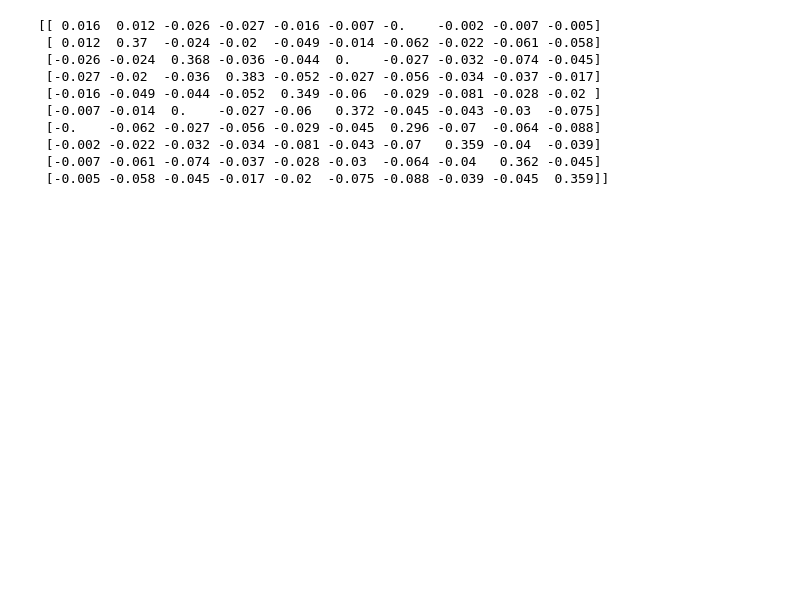
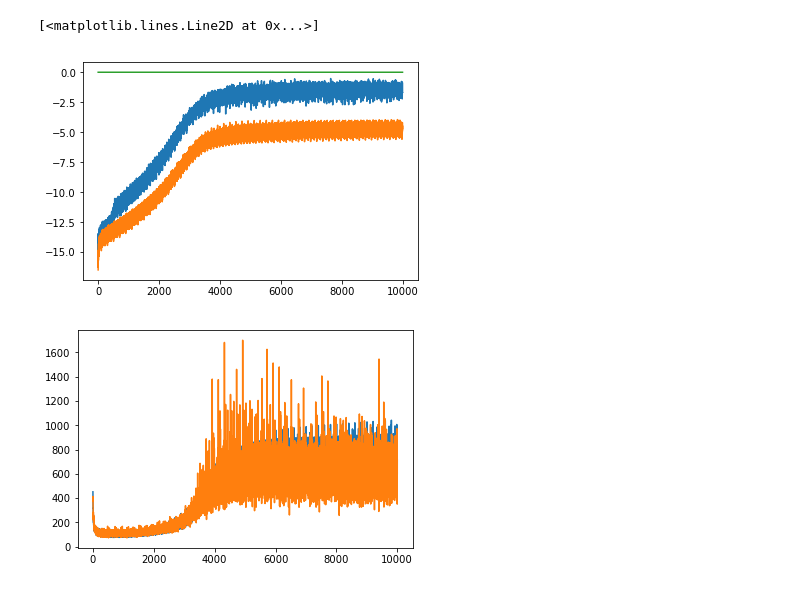
Before and after one commit to TheLortex/mean-field-inference, a Jupyter notebook: Untitled.ipynb, the cells around one changed output. Saved outputs shown, nothing was run; the diff lists cells and outputs as text; code cells hidden in the pictures; blank space fills up the shorter version.

```diff
--- a/Untitled.ipynb
+++ b/Untitled.ipynb
@@ -13,23 +14,21 @@ import pandas as pd
 %matplotlib inline
 np.set_printoptions(precision=3, suppress=True)
 pd.set_option('precision', 1)
-# %%
-with open('wu9x9mul_nomode/wu9x9mul_nomode_421.pkl','rb') as f:
-    w,u = pickle.load(f)
-n,_,p,_ = w.shape
-g = int(np.sqrt(n/2))
-print(w[2,1])
-# %% [output]
-[[ 0.016  0.012 -0.026 -0.027 -0.016 -0.007 -0.    -0.002 -0.007 -0.005]
- [ 0.012  0.37  -0.024 -0.02  -0.049 -0.014 -0.062 -0.022 -0.061 -0.058]
- [-0.026 -0.024  0.368 -0.036 -0.044  0.    -0.027 -0.032 -0.074 -0.045]
- [-0.027 -0.02  -0.036  0.383 -0.052 -0.027 -0.056 -0.034 -0.037 -0.017]
- [-0.016 -0.049 -0.044 -0.052  0.349 -0.06  -0.029 -0.081 -0.028 -0.02 ]
- [-0.007 -0.014  0.    -0.027 -0.06   0.372 -0.045 -0.043 -0.03  -0.075]
- [-0.    -0.062 -0.027 -0.056 -0.029 -0.045  0.296 -0.07  -0.064 -0.088]
- [-0.002 -0.022 -0.032 -0.034 -0.081 -0.043 -0.07   0.359 -0.04  -0.039]
- [-0.007 -0.061 -0.074 -0.037 -0.028 -0.03  -0.064 -0.04   0.362 -0.045]
- [-0.005 -0.058 -0.045 -0.017 -0.02  -0.075 -0.088 -0.039 -0.045  0.359]]
+# %%
+with open('experiment3/2_2_mul_True_noe.lrn','rb') as f:
+    lr = pickle.load(f)
+with open('experiment3/0_2_mul_True.lrn','rb') as f:
+    lr2 = pickle.load(f)
+plt.plot(lr[0])
+plt.plot(lr2[0])
+plt.plot(np.array(lr[0])-np.array(lr[2]))
+plt.figure()
+plt.plot(lr2[1])
+plt.plot(lr[1])
+# %% [output]
+[<matplotlib.lines.Line2D at 0x...>]
+[figure, added]
+[figure, added]
 # %%
 def softmax(x):
     e_x = np.exp(x - np.max(x))
```
Also changed, not shown: parts of 8 cells of this notebook, 6 other files.
